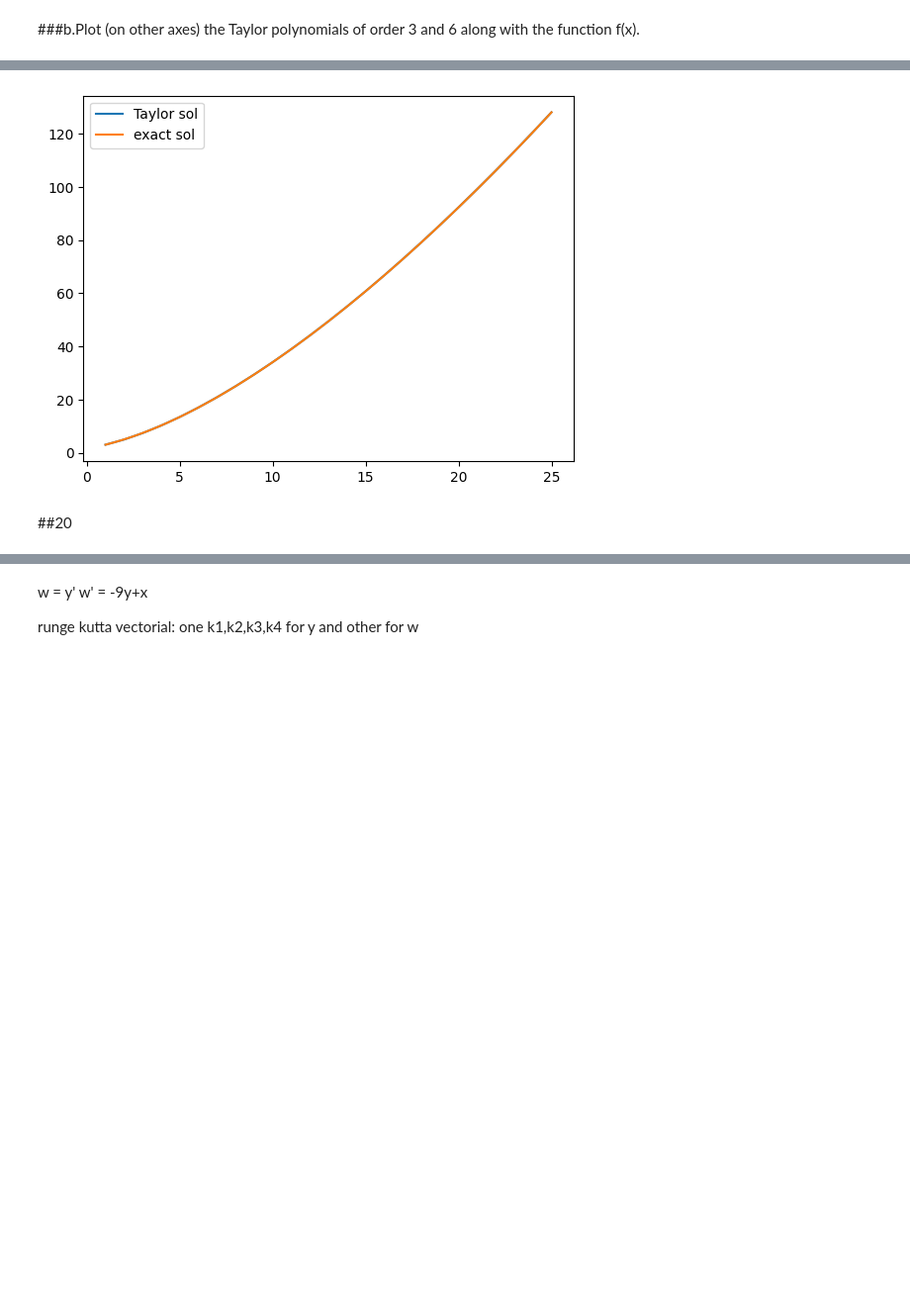
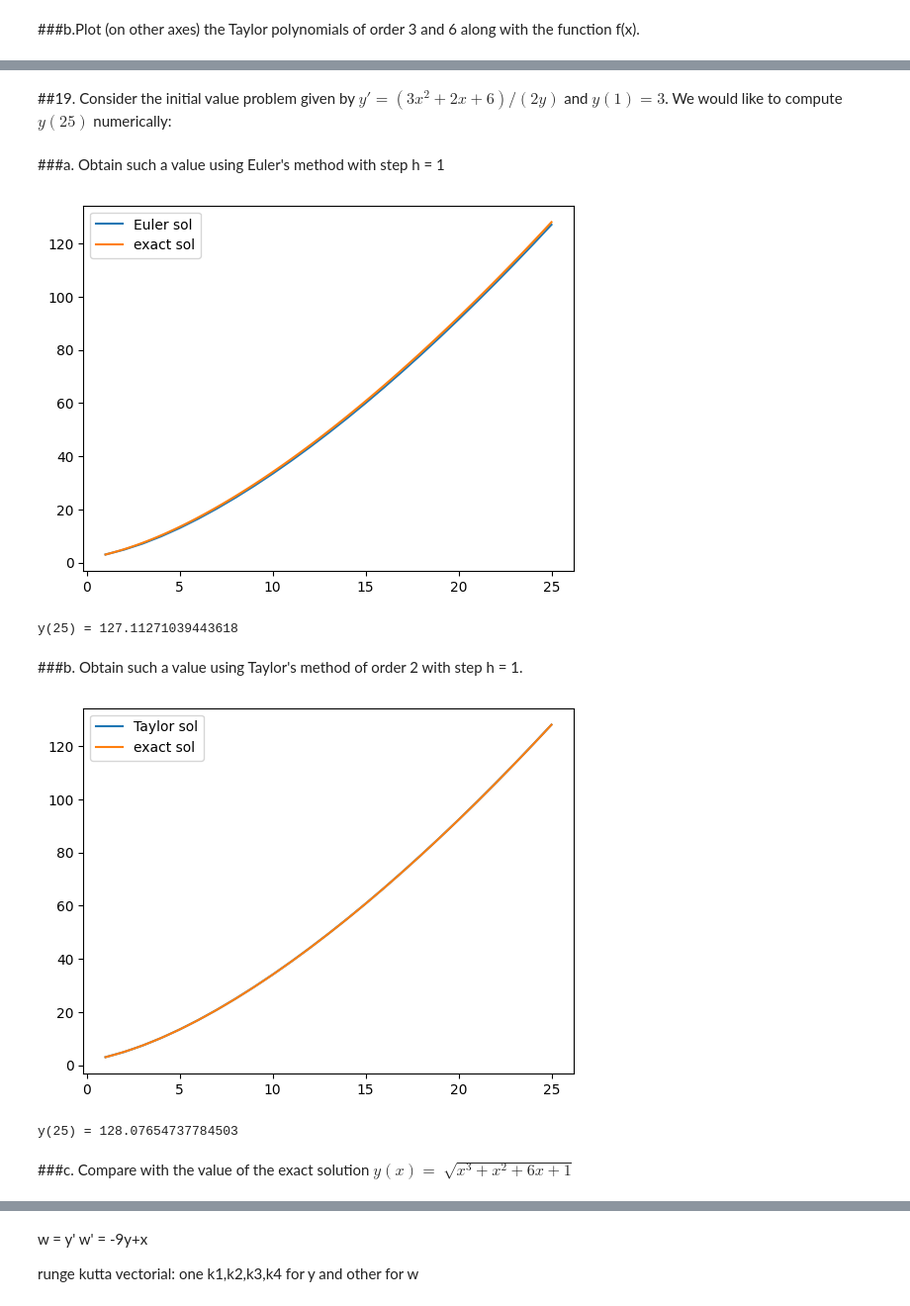
Before and after one commit to jcv00036/amn_p, a Jupyter notebook: Handout_3_Juan_Carrasco_Vico.ipynb, the cells around one changed output, grey strips where cells are left out. Shown at 99% size. Cells and saved outputs as stored; diff of their text form; code cells hidden in the pictures; blank space fills up the shorter version.

```diff
--- a/Handout_3_Juan_Carrasco_Vico.ipynb
+++ b/Handout_3_Juan_Carrasco_Vico.ipynb
@@ -1913,4 +2032,44 @@ $y' = (3x^2+2x+6)/(2y)$  $=>$  $y'' = (6x+2)/2y-(3x^2+2x+6)^2/(4y^3)$
+# %% [markdown]
+##19. Consider the initial value problem given by $y' = (3x^2+2x+6)/(2y)$ and $y(1) = 3$. We would like to compute $y(25)$ numerically:
 # %%
 def f(x,y):
   return (3*x**2+2*x+6)/(2*y)
+
+y1 = 3
+# %% [markdown]
+###a. Obtain such a value using Euler's method with step h = 1
+# %%
+def eulerODEfor19(F, a, b, y0, n):
+  h = 1
+  Lx = [a]
+  Ly = [y0]
+  x = a
+  y = y0
+  for k in range(1,n+1):
+    y = y + h*F(x,y)
+    x = x + h
+    Lx.append(x)
+    Ly.append(y)
+  return [Lx,Ly]
+# %%
+intervals = 24
+LEuler = eulerODEfor19(f,1, 25, y1, intervals)
+
+fig, ax = plt.subplots()
+ax.plot(LEuler[0],LEuler[1], label="Euler sol")
+
+x = np.linspace(1,25,100)
+y = np.sqrt(x**3+x**2+6*x+1)
+
+ax.plot(x,y, label="exact sol")
+ax.legend()
+
+plt.show()
+
+print("y(25) =",LEuler[1][intervals])
+# %% [output]
+[figure, added]
+y(25) = 127.11271039443618
+# %% [markdown]
+###b. Obtain such a value using Taylor's method of order 2 with step h = 1.
 # %%
@@ -1944,10 +2103,10 @@ def taylorODE(a,b,y0,n):
     Ly.append(y)
   return [Lx,Ly]
 # %%
-L = taylorODE(1, 25, 3, 24)
+LTaylor = taylorODEfor19(1, 25, y1, intervals)
 
 fig, ax = plt.subplots()
-ax.plot(L[0],L[1], label="Taylor sol")
+ax.plot(LTaylor[0],LTaylor[1], label="Taylor sol")
 
 x = np.linspace(1,25,100)
 y = np.sqrt(x**3+x**2+6*x+1)
@@ -1956,7 +2115,10 @@ ax.plot(x,y, label="exact sol")
 ax.legend()
 
 plt.show()
+
+print("y(25) =",LTaylor[1][intervals])
 # %% [output]
 [figure]
+y(25) = 128.07654737784503
-# %% [markdown]
-##20
+# %% [markdown]
+###c. Compare with the value of the exact solution $y(x) =$ $\sqrt{x^3+x^2+6x+1}$
```
Also changed, not shown: parts of 42 cells of this notebook.
